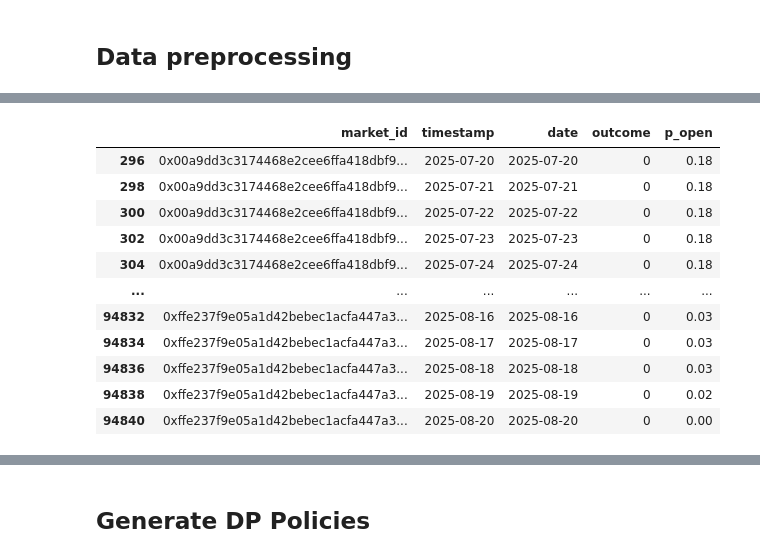
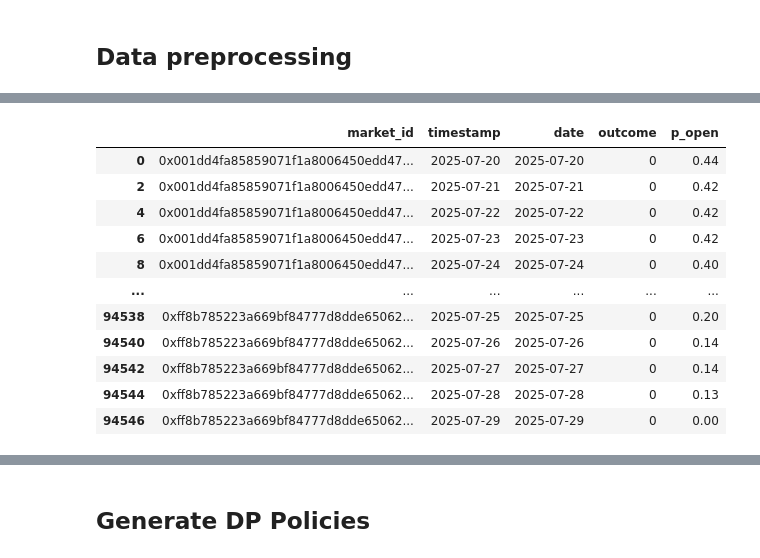
Before and after one commit to edwardyqliu/prediction_market_trading, a Jupyter notebook: evaluation.ipynb, the cells around one changed output, grey strips where cells are left out. Saved outputs shown, nothing was run; the diff lists cells and outputs as text; code cells hidden in the pictures.

```diff
--- a/evaluation.ipynb
+++ b/evaluation.ipynb
@@ -67,16 +65,18 @@ polymarket_data["p_open"] = polymarket_data["p_open"].round(2)
 polymarket_data_no = polymarket_data[polymarket_data["outcome"] == 0].copy()
 polymarket_data_yes = polymarket_data[polymarket_data["outcome"] == 1].copy()
 
+MIN_LEN = 3
 THRESHOLD = 0.9
-FINAL_PRICE_THRESHOLD = 0.05
+MIN_THRESHOLD = .10
+MAX_THRESHOLD = .90
 
 polymarket_df_no = []
 for market_id, d in polymarket_data_no.groupby("market_id"):
     d = d.copy()
 
     # Find first occurrence of 0 or 1
-    zero_idx = d[d["p_open"] == 0].index.min() if (d["p_open"] == 0).any() else None
-    one_idx = d[d["p_open"] == 1].index.min() if (d["p_open"] == 1).any() else None
+    zero_idx = d[d["p_open"] <= MIN_THRESHOLD].index.min() if (d["p_open"] <= MIN_THRESHOLD).any() else None
+    one_idx = d[d["p_open"] >= MAX_THRESHOLD].index.min() if (d["p_open"] >= MAX_THRESHOLD).any() else None
 
     # Get the earliest of 0 or 1
     truncate_idx = None
@@ -91,98 +91,58 @@ for market_id, d in polymarket_data_no.groupby("market_id"):
     if truncate_idx is not None:
         d = d.loc[:truncate_idx]  # Include the 0/1 point
         # Check if still valid after truncation
-        if len(d) > 0:
-            # Apply your existing checks on truncated data
-            pct_at_0 = (d["p_open"] == 0).sum() / len(d)
-            pct_at_1 = (d["p_open"] == 1).sum() / len(d)
-            if pct_at_0 >= THRESHOLD or pct_at_1 >= THRESHOLD:
-                continue
-            if d["p_open"].sum() < len(d):
-                polymarket_df_no.append(d)
-        continue
-
-    # If no 0 or 1 found, apply original logic
-    final_price = d["p_open"].iloc[-1]
-
-    if not (0.05 <= final_price <= 0.95):
-        if final_price >= 0.95:
-            d.loc[d.index[-1], "p_open"] = 1.0
-        elif final_price <= 0.05:
-            d.loc[d.index[-1], "p_open"] = 0.0
-
-        pct_at_0 = (d["p_open"] == 0).sum() / len(d)
-        pct_at_1 = (d["p_open"] == 1).sum() / len(d)
-        if pct_at_0 >= THRESHOLD or pct_at_1 >= THRESHOLD:
-            continue
-
-        if d["p_open"].sum() < len(d):
+        if len(d) >= MIN_LEN:
+            tmp = d["p_open"].values
+            tmp[-1] = 1 if tmp[-1] >= MAX_THRESHOLD else 0
+            d["p_open"] = tmp
             polymarket_df_no.append(d)
 
 polymarket_df_no = pd.concat(polymarket_df_no).sort_values(by=["market_id","timestamp"])
 polymarket_df_no_ids = polymarket_df_no["market_id"].unique()
 
 polymarket_df_yes = []
 for market_id, d in polymarket_data_yes.groupby("market_id"):
     if market_id in polymarket_df_no_ids:
         continue
 
     d = d.copy()
 
     # Find first occurrence of 0 or 1
-    zero_idx = d[d["p_open"] == 0].index.min() if (d["p_open"] == 0).any() else None
-    one_idx = d[d["p_open"] == 1].index.min() if (d["p_open"] == 1).any() else None
+    zero_idx = d[d["p_open"] <= MIN_THRESHOLD].index.min() if (d["p_open"] <= MIN_THRESHOLD).any() else None
+    one_idx = d[d["p_open"] >= MAX_THRESHOLD].index.min() if (d["p_open"] >= MAX_THRESHOLD).any() else None
 
     truncate_idx = None
     if zero_idx is not None and one_idx is not None:
         truncate_idx = min(zero_idx, one_idx)
     elif zero_idx is not None:
         truncate_idx = zero_idx
     elif one_idx is not None:
         truncate_idx = one_idx
 
     if truncate_idx is not None:
         d = d.loc[:truncate_idx]
-        if len(d) > 0:
-            pct_at_0 = (d["p_open"] == 0).sum() / len(d)
-            pct_at_1 = (d["p_open"] == 1).sum() / len(d)
-            if pct_at_0 >= THRESHOLD or pct_at_1 >= THRESHOLD:
-                continue
-            if d["p_open"].sum() < len(d):
-                polymarket_df_yes.append(d)
+        if len(d) >= MIN_LEN:
+            tmp = d["p_open"].values
+            tmp[-1] = 1 if tmp[-1] >= MAX_THRESHOLD else 0
+            d["p_open"] = tmp
+            polymarket_df_yes.append(d)
         continue
-
-    # Original logic
-    final_price = d["p_open"].iloc[-1]
-
-    if not (0.05 <= final_price <= 0.95):
-        if final_price >= 0.95:
-            d.loc[d.index[-1], "p_open"] = 1.0
-        elif final_price <= 0.05:
-            d.loc[d.index[-1], "p_open"] = 0.0
-
-        pct_at_0 = (d["p_open"] == 0).sum() / len(d)
-        pct_at_1 = (d["p_open"] == 1).sum() / len(d)
-        if pct_at_0 >= THRESHOLD or pct_at_1 >= THRESHOLD:
-            continue
-
-        if d["p_open"].sum() < len(d):
-            polymarket_df_yes.append(d)
 
 polymarket_df_yes = pd.concat(polymarket_df_yes).sort_values(by=["market_id","timestamp"])
 
 # Combine
 polymarket_df = pd.concat([polymarket_df_no, polymarket_df_yes]).sort_values(by=["market_id","timestamp"])
 polymarket_df
 # %% [output]
 |  | market_id | timestamp | date | outcome | p_open |
-| 296 | 0x00a9dd3c3174468e2cee6ffa418dbf9... | 2025-07-20 | 2025-07-20 | 0 | 0.18 |
-| 298 | 0x00a9dd3c3174468e2cee6ffa418dbf9... | 2025-07-21 | 2025-07-21 | 0 | 0.18 |
-| 300 | 0x00a9dd3c3174468e2cee6ffa418dbf9... | 2025-07-22 | 2025-07-22 | 0 | 0.18 |
-| 302 | 0x00a9dd3c3174468e2cee6ffa418dbf9... | 2025-07-23 | 2025-07-23 | 0 | 0.18 |
-| 304 | 0x00a9dd3c3174468e2cee6ffa418dbf9... | 2025-07-24 | 2025-07-24 | 0 | 0.18 |
+| 0 | 0x001dd4fa85859071f1a8006450edd47... | 2025-07-20 | 2025-07-20 | 0 | 0.44 |
+| 2 | 0x001dd4fa85859071f1a8006450edd47... | 2025-07-21 | 2025-07-21 | 0 | 0.42 |
+| 4 | 0x001dd4fa85859071f1a8006450edd47... | 2025-07-22 | 2025-07-22 | 0 | 0.42 |
+| 6 | 0x001dd4fa85859071f1a8006450edd47... | 2025-07-23 | 2025-07-23 | 0 | 0.42 |
+| 8 | 0x001dd4fa85859071f1a8006450edd47... | 2025-07-24 | 2025-07-24 | 0 | 0.40 |
 | ... | ... | ... | ... | ... | ... |
-| 94832 | 0xffe237f9e05a1d42bebec1acfa447a3... | 2025-08-16 | 2025-08-16 | 0 | 0.03 |
-| 94834 | 0xffe237f9e05a1d42bebec1acfa447a3... | 2025-08-17 | 2025-08-17 | 0 | 0.03 |
-| 94836 | 0xffe237f9e05a1d42bebec1acfa447a3... | 2025-08-18 | 2025-08-18 | 0 | 0.03 |
-| 94838 | 0xffe237f9e05a1d42bebec1acfa447a3... | 2025-08-19 | 2025-08-19 | 0 | 0.02 |
-| 94840 | 0xffe237f9e05a1d42bebec1acfa447a3... | 2025-08-20 | 2025-08-20 | 0 | 0.00 |
+| 94538 | 0xff8b785223a669bf84777d8dde65062... | 2025-07-25 | 2025-07-25 | 0 | 0.20 |
+| 94540 | 0xff8b785223a669bf84777d8dde65062... | 2025-07-26 | 2025-07-26 | 0 | 0.14 |
+| 94542 | 0xff8b785223a669bf84777d8dde65062... | 2025-07-27 | 2025-07-27 | 0 | 0.14 |
+| 94544 | 0xff8b785223a669bf84777d8dde65062... | 2025-07-28 | 2025-07-28 | 0 | 0.13 |
+| 94546 | 0xff8b785223a669bf84777d8dde65062... | 2025-07-29 | 2025-07-29 | 0 | 0.00 |
```
Also changed, not shown: parts of 14 cells of this notebook, 5 other files.
